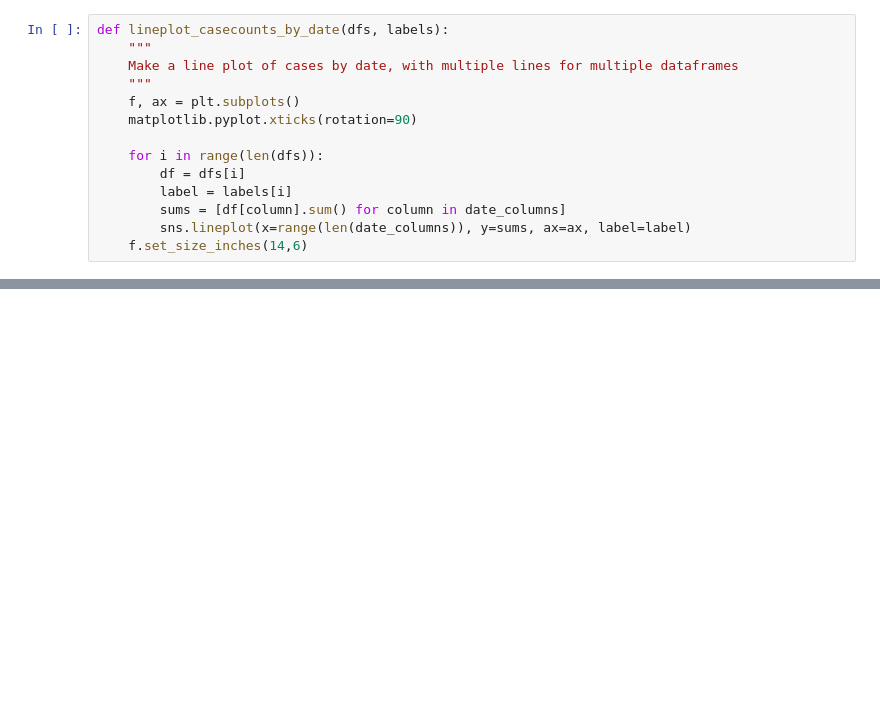
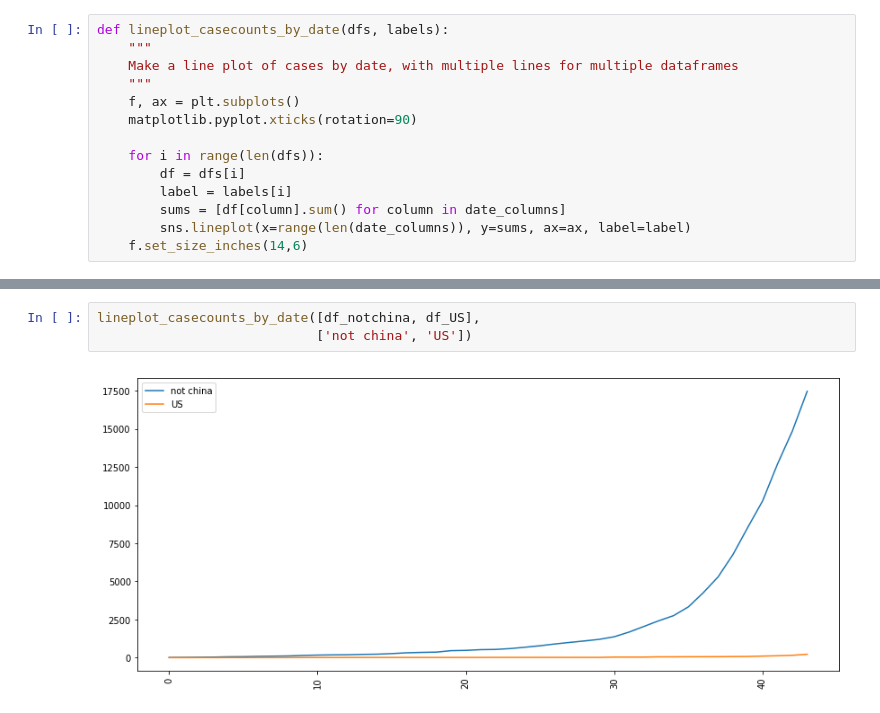
Before and after one commit to dhmay/pyscarelet, a Jupyter notebook: notebooks/explore_covid.ipynb, the cells around one changed output, grey strips where cells are left out. Drawn from its saved outputs; the diff is of its cells as text; blank space fills up the shorter version.

Commit message:
added more lineplots

```diff
--- a/notebooks/explore_covid.ipynb
+++ b/notebooks/explore_covid.ipynb
@@ -125,0 +126,5 @@ lineplot_casecounts_by_date([df_timeseries, df_china, df_notchina, df_US],
+# %%
+lineplot_casecounts_by_date([df_notchina, df_US],
+                            ['not china', 'US'])
+# %% [output]
+[figure, added]
```
Also changed, not shown: parts of 10 cells of this notebook.
